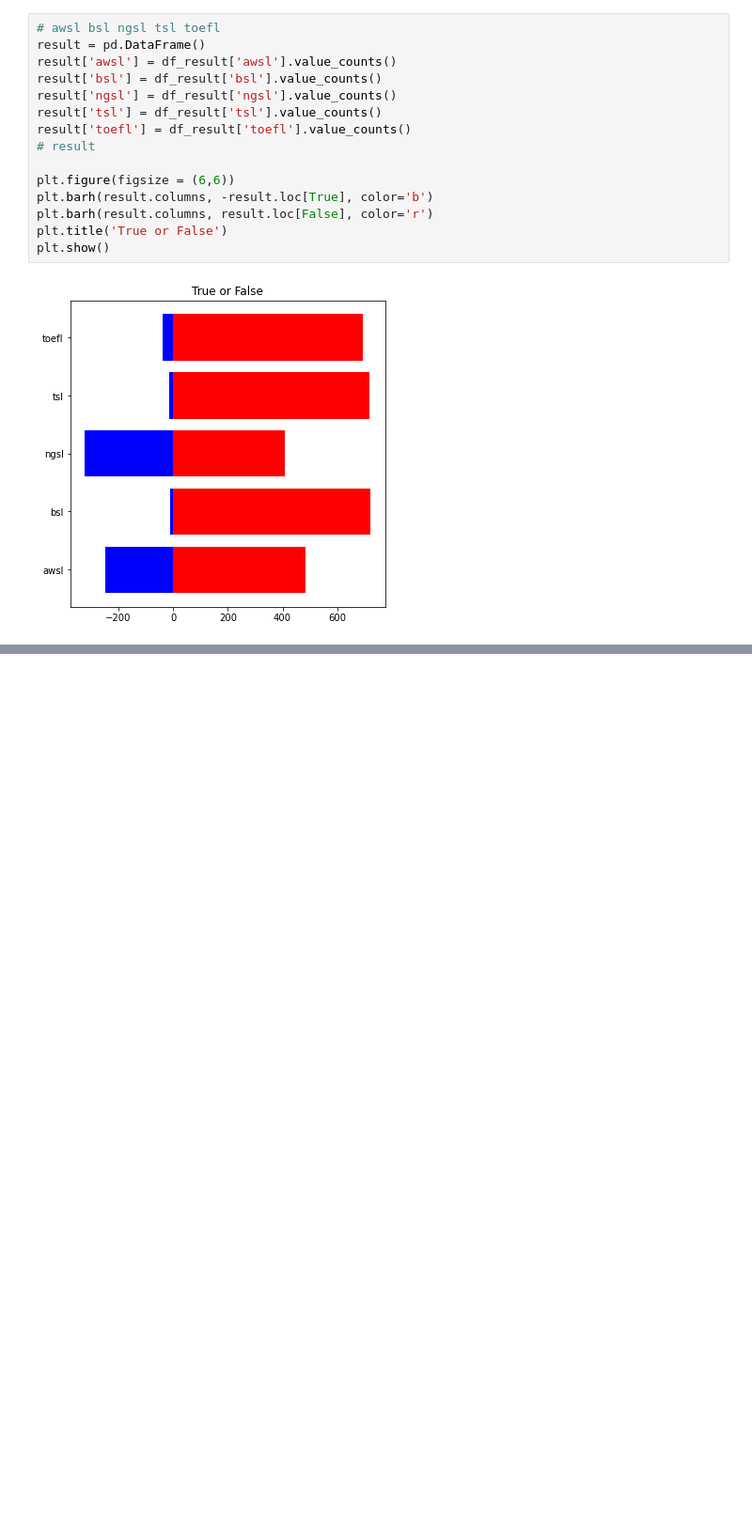
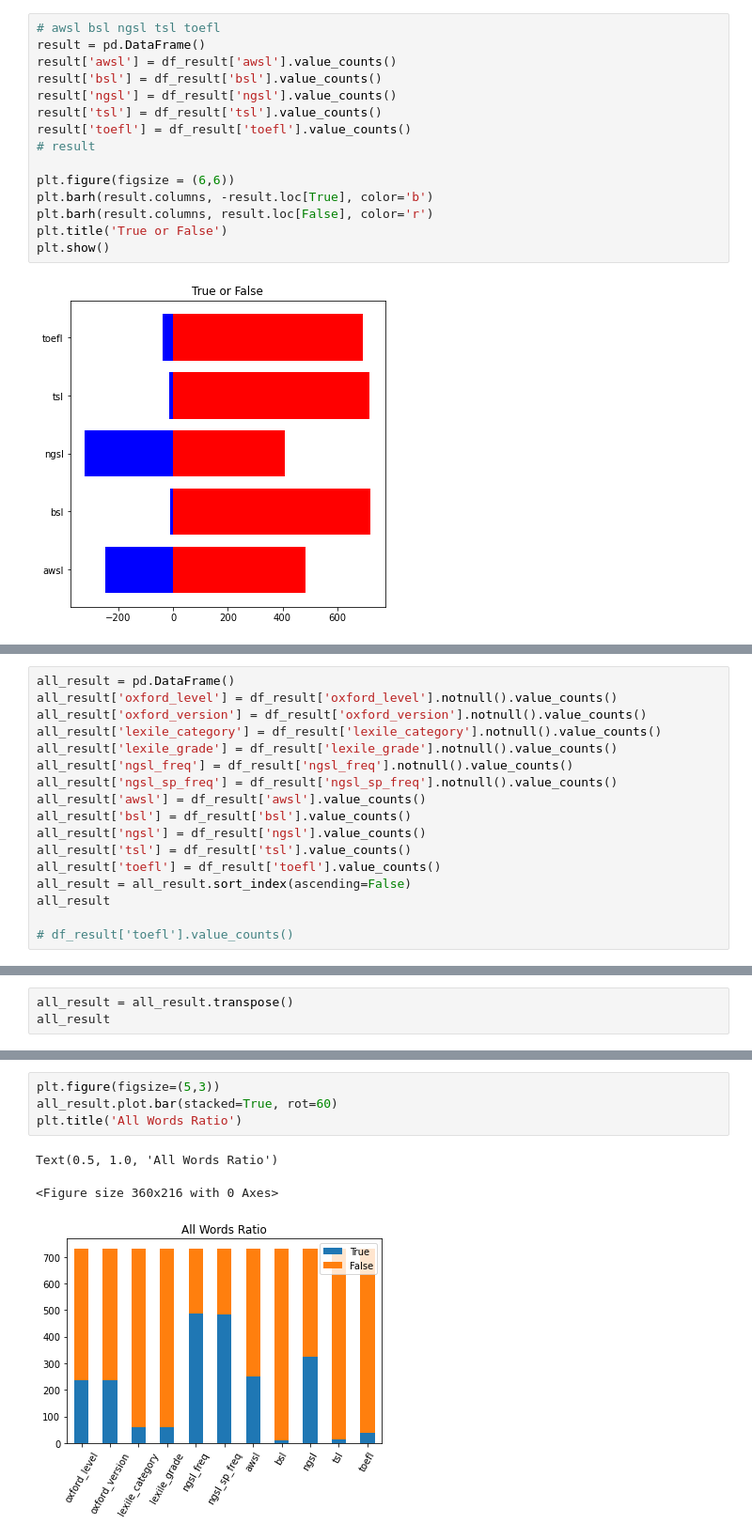
Before and after one commit to yuliepie/netflixschool, a Jupyter notebook: data_preprocessing/ipynb/relation_word_and_script.ipynb, the cells around one changed output, grey strips where cells are left out. Shown at 94% size. Cells and saved outputs as stored; diff of their text form; blank space fills up the shorter version.

Commit message:
Modify relation_word_and_script (all word ratio)

```diff
--- a/data_preprocessing/ipynb/relation_word_and_script.ipynb
+++ b/data_preprocessing/ipynb/relation_word_and_script.ipynb
@@ -242,0 +257,17 @@ plt.show()
+# %%
+all_result = pd.DataFrame()
+all_result['oxford_level'] = df_result['oxford_level'].notnull().value_counts()
+all_result['oxford_version'] = df_result['oxford_version'].notnull().value_counts()
+all_result['lexile_category'] = df_result['lexile_category'].notnull().value_counts()
+all_result['lexile_grade'] = df_result['lexile_grade'].notnull().value_counts()
+all_result['ngsl_freq'] = df_result['ngsl_freq'].notnull().value_counts()
+all_result['ngsl_sp_freq'] = df_result['ngsl_sp_freq'].notnull().value_counts()
+all_result['awsl'] = df_result['awsl'].value_counts()
+all_result['bsl'] = df_result['bsl'].value_counts()
+all_result['ngsl'] = df_result['ngsl'].value_counts()
+all_result['tsl'] = df_result['tsl'].value_counts()
+all_result['toefl'] = df_result['toefl'].value_counts()
+all_result = all_result.sort_index(ascending=False)
+all_result
+
+# df_result['toefl'].value_counts()
@@ -242,0 +278,3 @@ plt.show()
+# %%
+all_result = all_result.transpose()
+all_result
@@ -242,0 +294,8 @@ plt.show()
+# %%
+plt.figure(figsize=(5,3))
+all_result.plot.bar(stacked=True, rot=60)
+plt.title('All Words Ratio')
+# %% [output]
+Text(0.5, 1.0, 'All Words Ratio')
+<Figure size 360x216 with 0 Axes>
+[figure, added]
```
Also changed, not shown: parts of 5 cells of this notebook.
